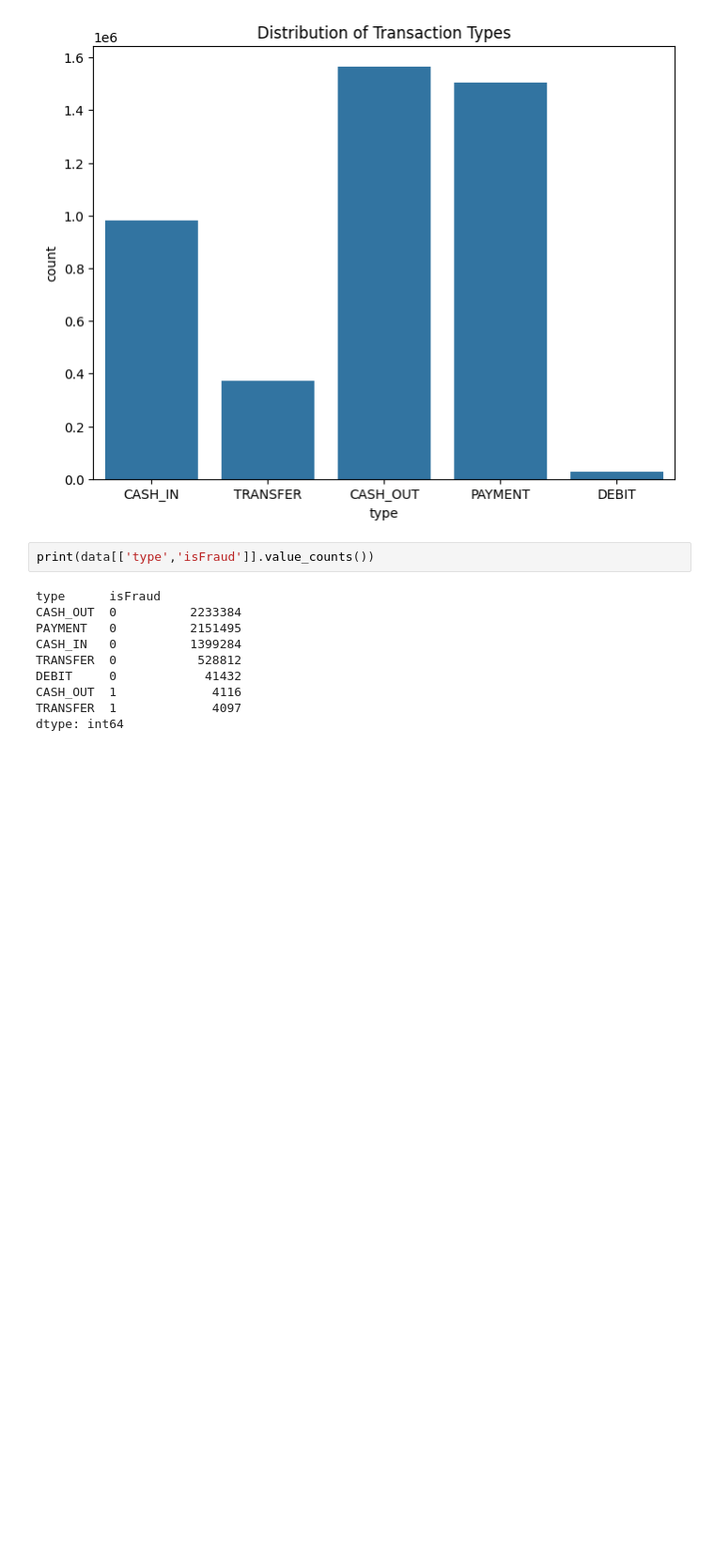
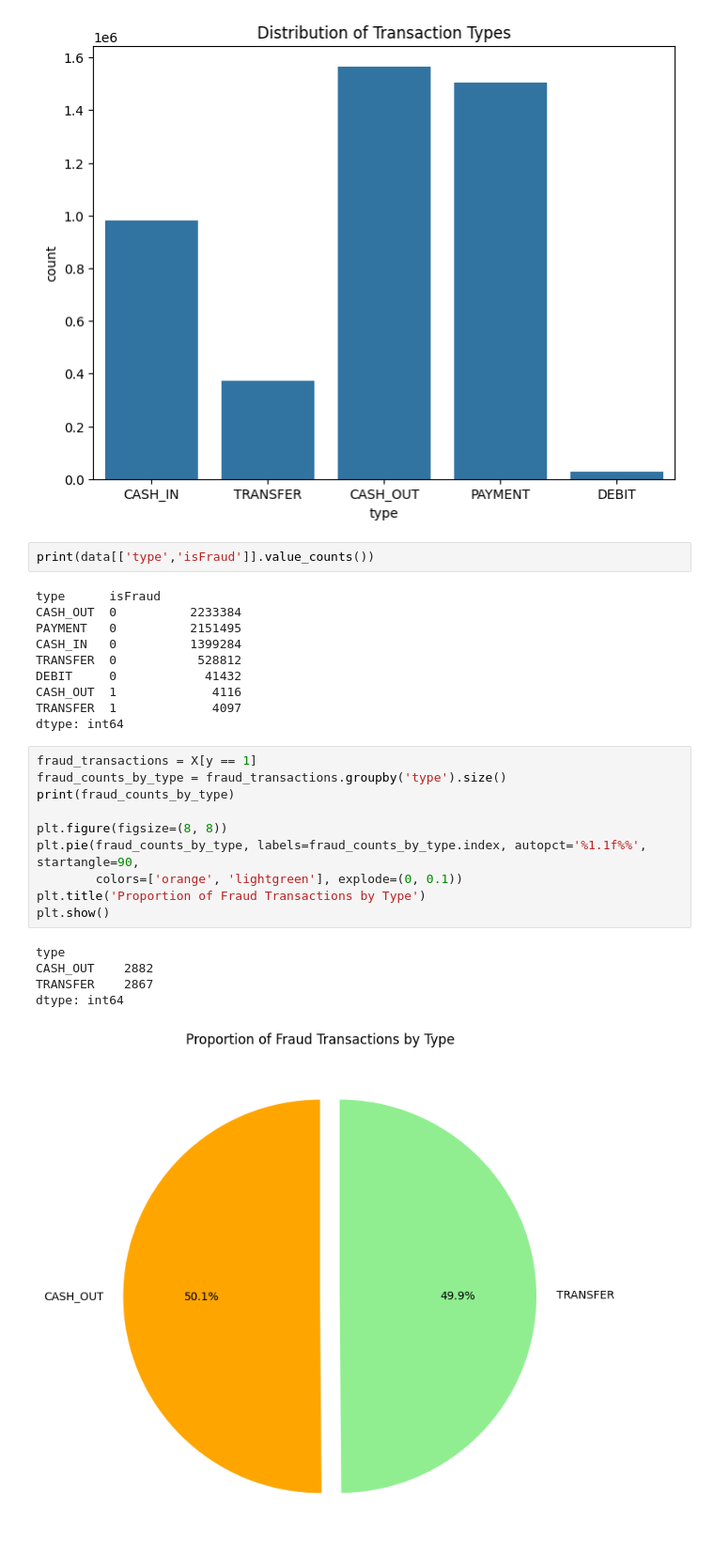
Before and after one commit to rtiwari6-stats/fraud-classifier, a Jupyter notebook: Online_Payments_Fraud_Detection.ipynb, the cells around one changed output. Shown: that part at 94% size. Saved outputs shown, nothing was run; the diff lists cells and outputs as text; blank space fills up the shorter version.

```diff
--- a/Online_Payments_Fraud_Detection.ipynb
+++ b/Online_Payments_Fraud_Detection.ipynb
@@ -125,3 +137,19 @@ DEBIT     0            41432
 CASH_OUT  1             4116
 TRANSFER  1             4097
 dtype: int64
+# %%
+fraud_transactions = X[y == 1]
+fraud_counts_by_type = fraud_transactions.groupby('type').size()
+print(fraud_counts_by_type)
+
+plt.figure(figsize=(8, 8))
+plt.pie(fraud_counts_by_type, labels=fraud_counts_by_type.index, autopct='%1.1f%%', startangle=90,
+        colors=['orange', 'lightgreen'], explode=(0, 0.1))
+plt.title('Proportion of Fraud Transactions by Type')
+plt.show()
+# %% [output]
+type
+CASH_OUT    2882
+TRANSFER    2867
+dtype: int64
+[figure, added]
```
Also changed, not shown: parts of 8 cells of this notebook.
